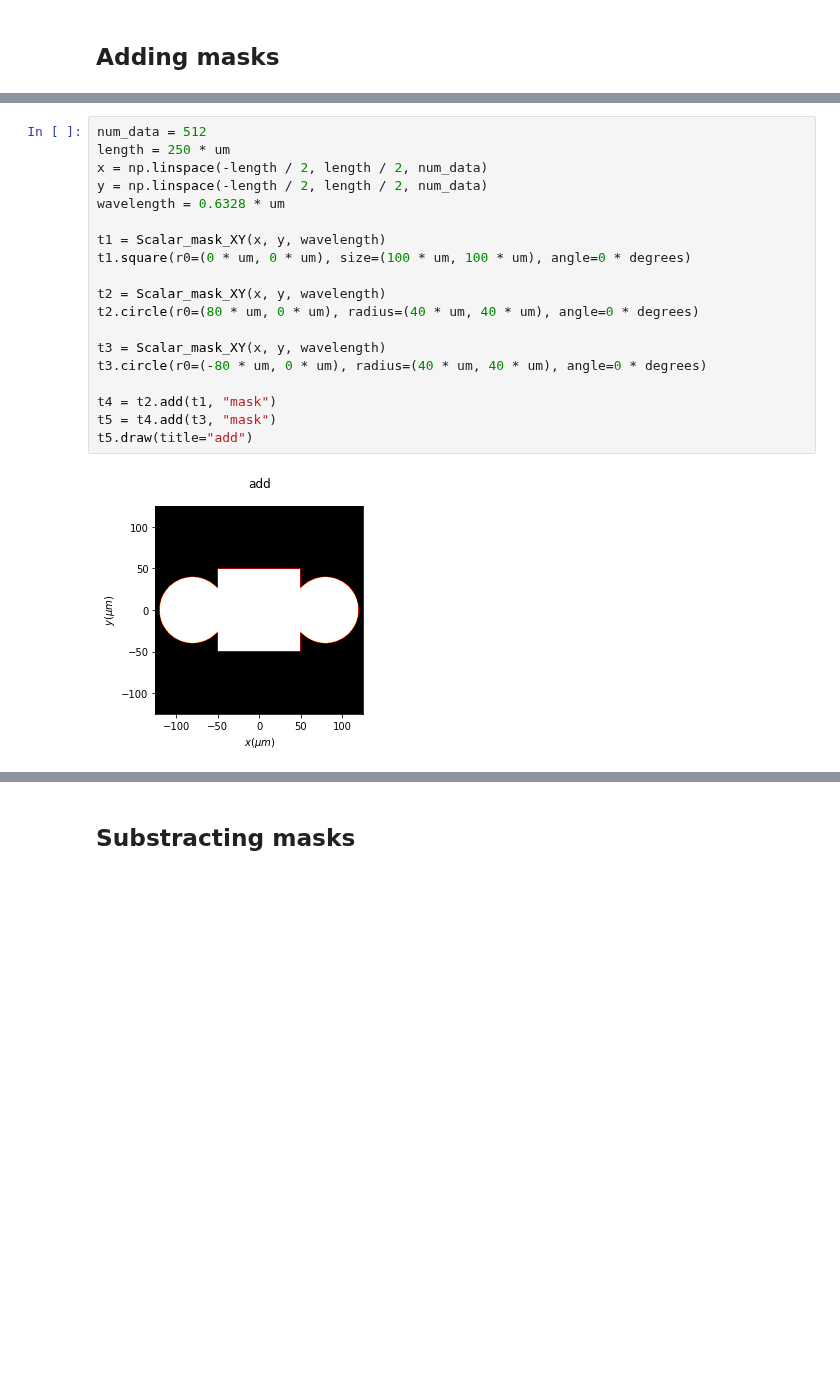
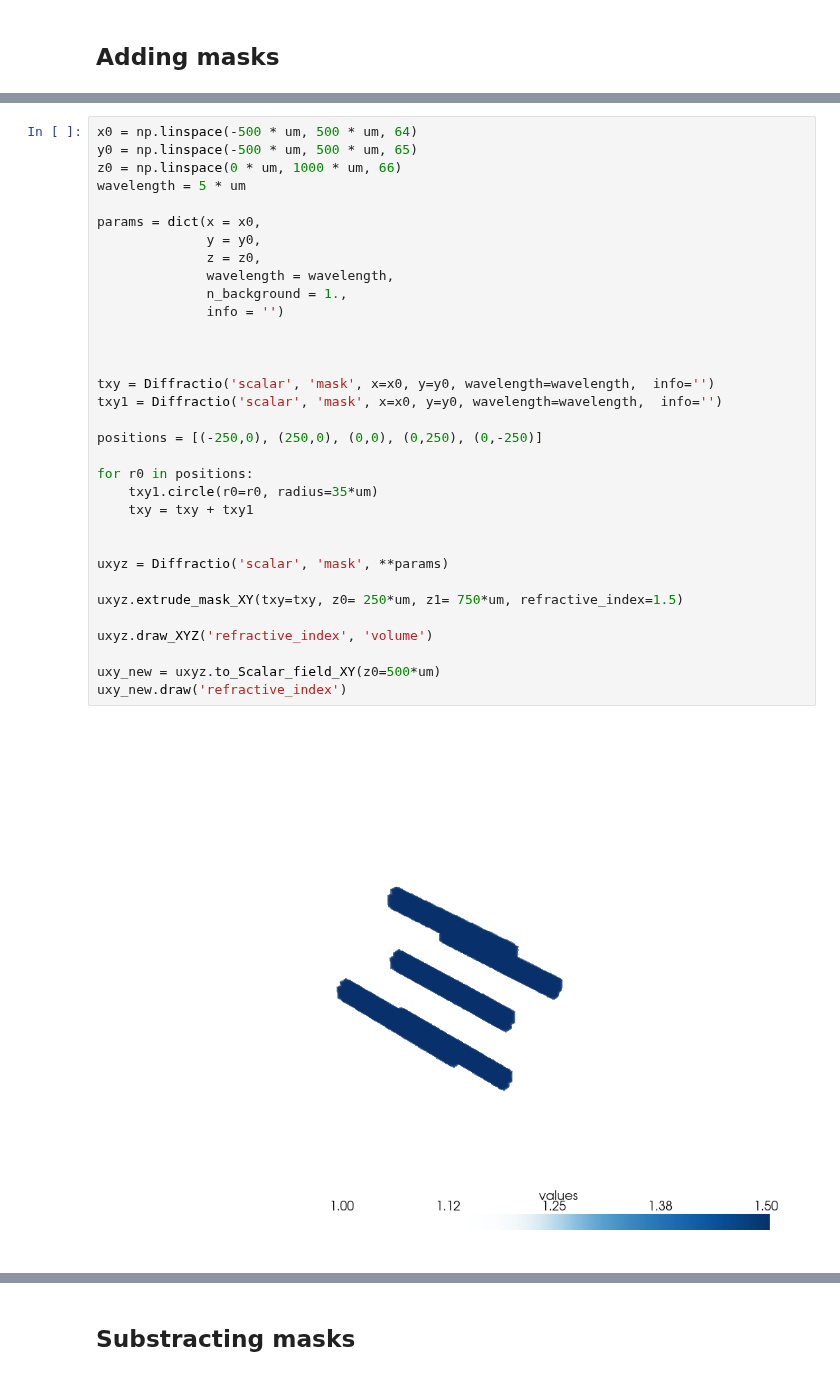
Before and after one commit to aocg-ucm/diffractio, a Jupyter notebook: docs/source/tutorial_scalar/scalar_XYZ/masks_xyz_procedures.ipynb, the cells around one changed output, grey strips where cells are left out. Cells and saved outputs as stored; diff of their text form; blank space fills up the shorter version.

```diff
--- a/docs/source/tutorial_scalar/scalar_XYZ/masks_xyz_procedures.ipynb
+++ b/docs/source/tutorial_scalar/scalar_XYZ/masks_xyz_procedures.ipynb
@@ -34,21 +15,35 @@ draw_several_fields([t1, t2, t3], titles=["1", "2", "1+2"])
-# %%
-num_data = 512
-length = 250 * um
-x = np.linspace(-length / 2, length / 2, num_data)
-y = np.linspace(-length / 2, length / 2, num_data)
-wavelength = 0.6328 * um
-
-t1 = Scalar_mask_XY(x, y, wavelength)
-t1.square(r0=(0 * um, 0 * um), size=(100 * um, 100 * um), angle=0 * degrees)
-
-t2 = Scalar_mask_XY(x, y, wavelength)
-t2.circle(r0=(80 * um, 0 * um), radius=(40 * um, 40 * um), angle=0 * degrees)
-
-t3 = Scalar_mask_XY(x, y, wavelength)
-t3.circle(r0=(-80 * um, 0 * um), radius=(40 * um, 40 * um), angle=0 * degrees)
-
-t4 = t2.add(t1, "mask")
-t5 = t4.add(t3, "mask")
-t5.draw(title="add")
-# %% [output]
-[figure, removed]
+# %%
+x0 = np.linspace(-500 * um, 500 * um, 64)
+y0 = np.linspace(-500 * um, 500 * um, 65)
+z0 = np.linspace(0 * um, 1000 * um, 66)
+wavelength = 5 * um
+
+params = dict(x = x0,
+              y = y0,
+              z = z0,
+              wavelength = wavelength,
+              n_background = 1.,
+              info = '')
+
+
+
+txy = Diffractio('scalar', 'mask', x=x0, y=y0, wavelength=wavelength,  info='')
+txy1 = Diffractio('scalar', 'mask', x=x0, y=y0, wavelength=wavelength,  info='')
+
+positions = [(-250,0), (250,0), (0,0), (0,250), (0,-250)]
+
+for r0 in positions:
+    txy1.circle(r0=r0, radius=35*um)
+    txy = txy + txy1
+
+
+uxyz = Diffractio('scalar', 'mask', **params)
+
+uxyz.extrude_mask_XY(txy=txy, z0= 250*um, z1= 750*um, refractive_index=1.5)
+
+uxyz.draw_XYZ('refractive_index', 'volume')
+
+uxy_new = uxyz.to_Scalar_field_XY(z0=500*um)
+uxy_new.draw('refractive_index')
+# %% [output]
+[figure, added]
```
Also changed, not shown: parts of 7 cells of this notebook.
